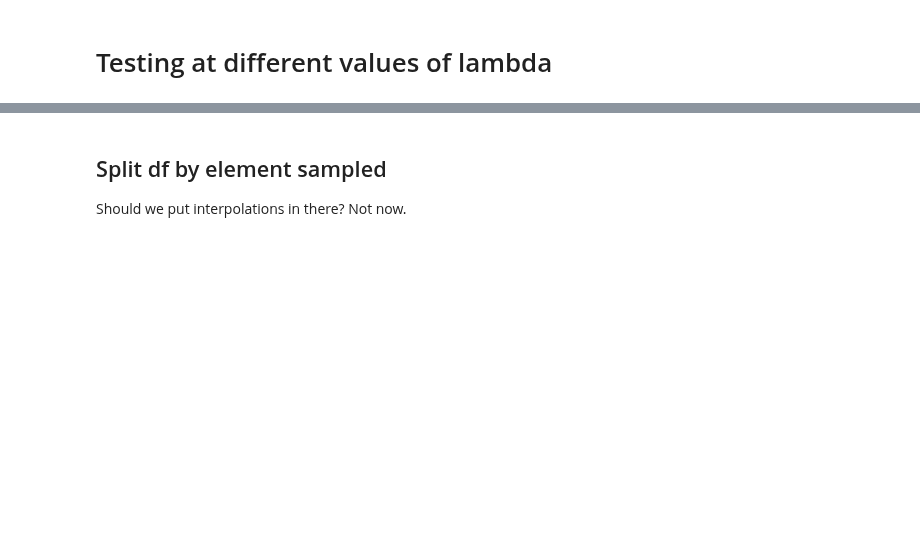
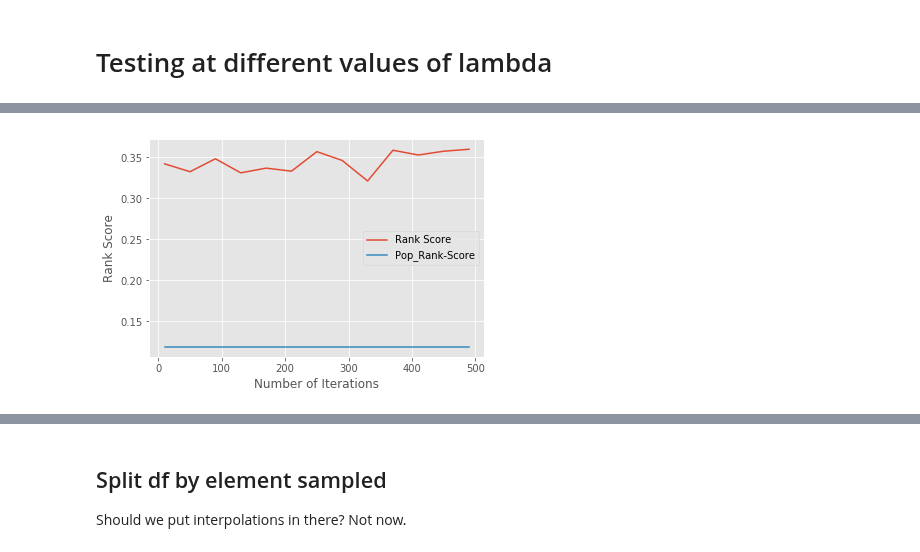
Before and after one commit to Jesse-Kerr/recordmender, a Jupyter notebook: model_understanding.ipynb, the cells around one changed output, grey strips where cells are left out. Cells and saved outputs as stored; diff of their text form; code cells hidden in the pictures; blank space fills up the shorter version.

```diff
--- a/model_understanding.ipynb
+++ b/model_understanding.ipynb
@@ -238,0 +277,9 @@ for regularization in regularizations:
+# %%
+fig, ax = plt.subplots()
+
+ax.plot(iterations, [val[1] for val in vals], label = "Rank Score")
+ax.plot(iterations, [val[2] for val in vals], label = "Pop_Rank-Score")
+ax.legend(loc = 'best')
+_ = ax.set(ylabel = "Rank Score", xlabel = "Number of Iterations")
+# %% [output]
+[figure, added]
```
Also changed, not shown: parts of 38 cells of this notebook, 14 other files.
